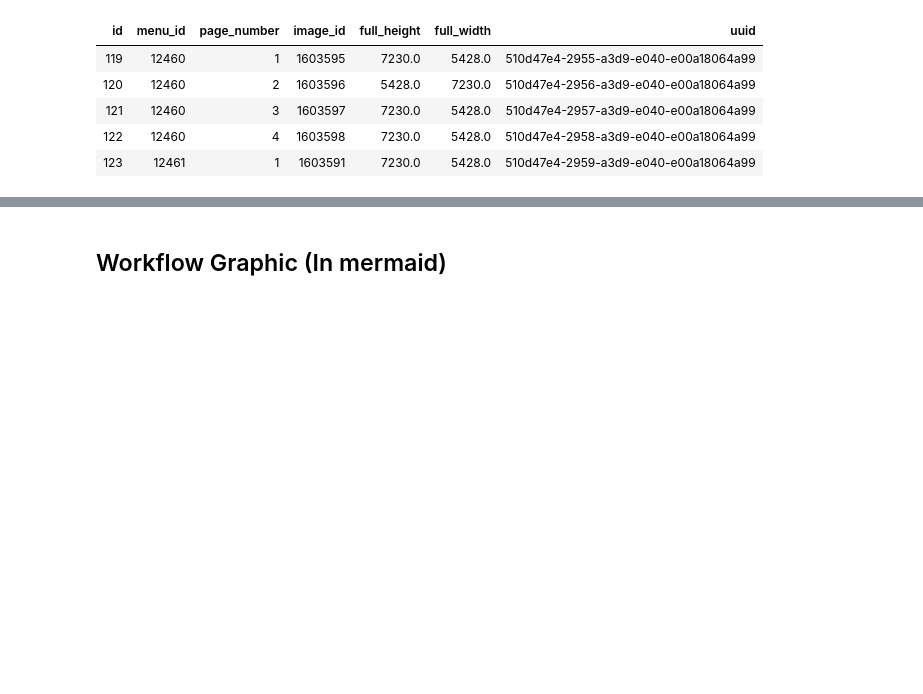
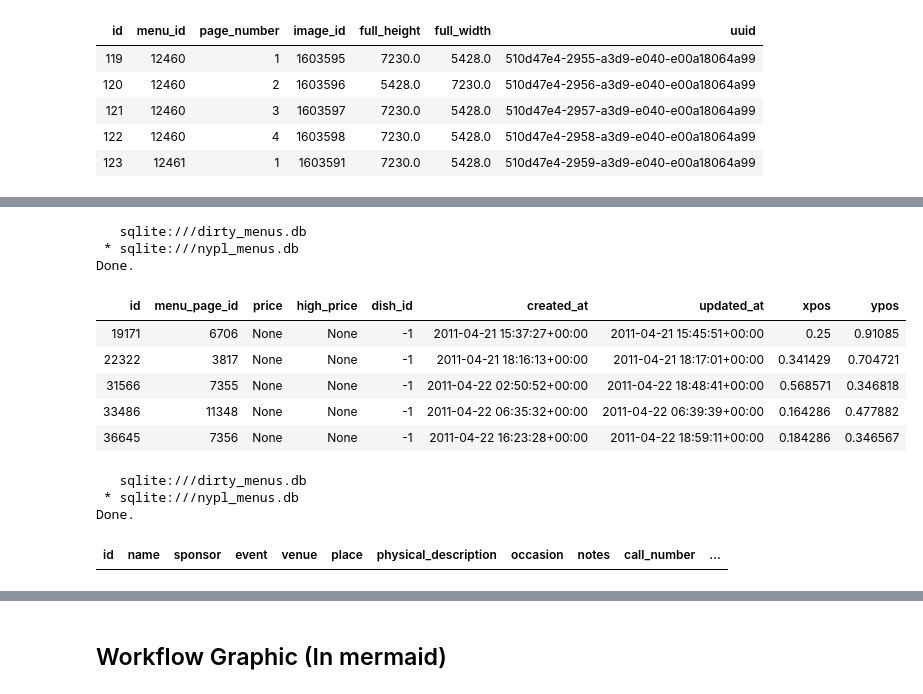
Before and after one commit to brendanpshea/data_clean_nypl, a Jupyter notebook: New_York_Public_Library_Menus_Clean.ipynb, the cells around one changed output, grey strips where cells are left out. Saved outputs shown, nothing was run; the diff lists cells and outputs as text; code cells hidden in the pictures; blank space fills up the shorter version.

```diff
--- a/New_York_Public_Library_Menus_Clean.ipynb
+++ b/New_York_Public_Library_Menus_Clean.ipynb
@@ -1025,0 +1049,31 @@ Done.
+# %%
+%%sql
+-- Find menuitems with dishes
+SELECT menuitems.*
+FROM menuitems
+LEFT JOIN dishes ON menuitems.dish_id = dishes.id
+WHERE dishes.id IS NULL
+LIMIT 5;
+# %% [output]
+   sqlite:///dirty_menus.db
+ * sqlite:///nypl_menus.db
+Done.
+| id | menu_page_id | price | high_price | dish_id | created_at | updated_at | xpos | ypos |
+| 19171 | 6706 | None | None | -1 | 2011-04-21 15:37:27+00:00 | 2011-04-21 15:45:51+00:00 | 0.25 | 0.91085 |
+| 22322 | 3817 | None | None | -1 | 2011-04-21 18:16:13+00:00 | 2011-04-21 18:17:01+00:00 | 0.341429 | 0.704721 |
+| 31566 | 7355 | None | None | -1 | 2011-04-22 02:50:52+00:00 | 2011-04-22 18:48:41+00:00 | 0.568571 | 0.346818 |
+| 33486 | 11348 | None | None | -1 | 2011-04-22 06:35:32+00:00 | 2011-04-22 06:39:39+00:00 | 0.164286 | 0.477882 |
+| 36645 | 7356 | None | None | -1 | 2011-04-22 16:23:28+00:00 | 2011-04-22 18:59:11+00:00 | 0.184286 | 0.346567 |
+# %%
+%%sql
+-- Find menus without menu pages
+SELECT menus.*
+FROM menus
+LEFT JOIN menupages ON menus.id = menupages.menu_id
+WHERE menupages.id IS NULL
+LIMIT 5;
+# %% [output]
+   sqlite:///dirty_menus.db
+ * sqlite:///nypl_menus.db
+Done.
+| id | name | sponsor | event | venue | place | physical_description | occasion | notes | call_number | ... |
```
Also changed, not shown: parts of 8 cells of this notebook.
